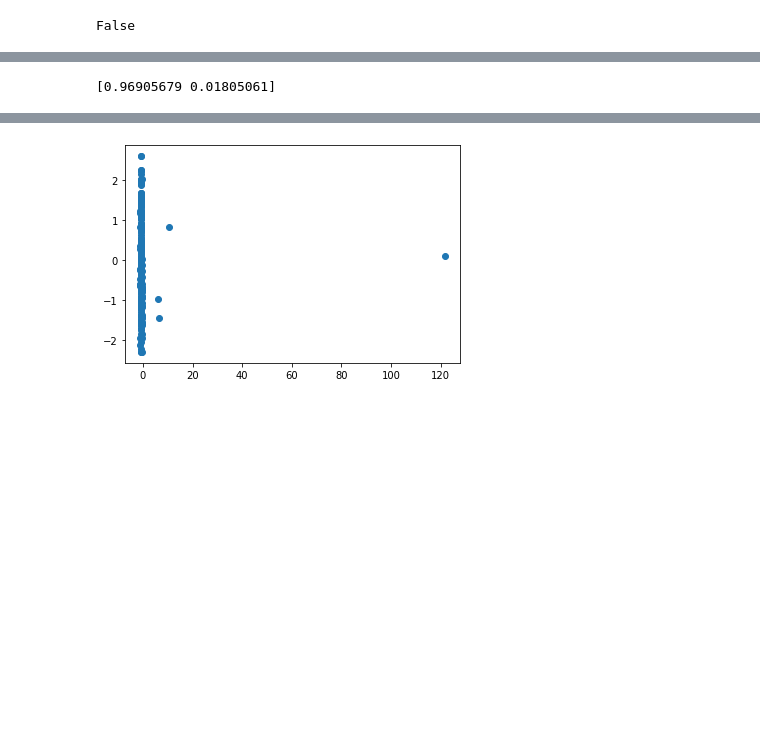
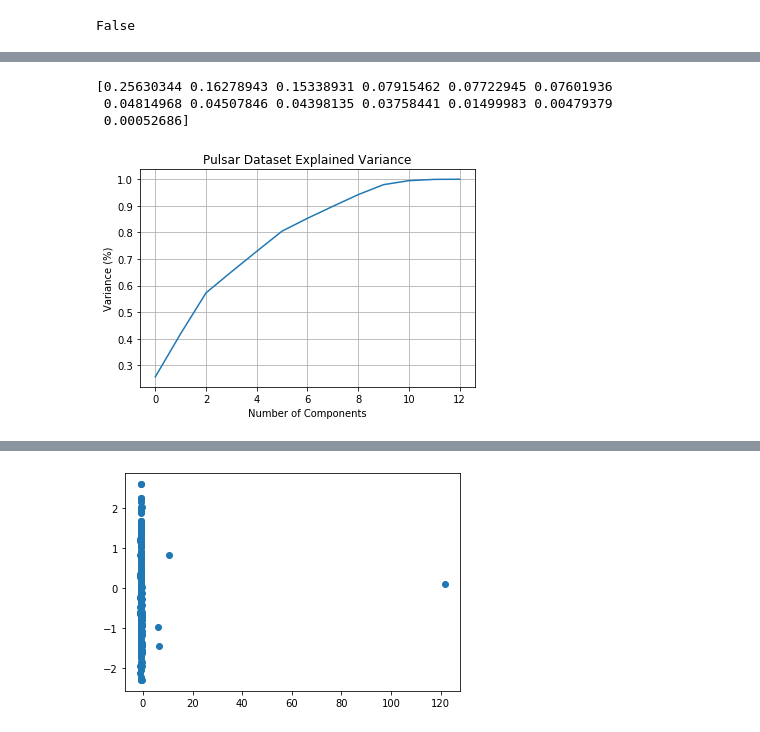
Before and after one commit to pedromlsreis/paranormal_distributions, a Jupyter notebook: explore_nb.ipynb, the cells around one changed output, grey strips where cells are left out. Drawn from its saved outputs; the diff is of its cells as text; code cells hidden in the pictures; blank space fills up the shorter version.

```diff
--- a/explore_nb.ipynb
+++ b/explore_nb.ipynb
@@ -69,3 +116,27 @@ df[:] = StandardScaler().fit_transform(df[:])
 
 x = df[df.columns.difference(categorical_cols + premiums_cols)].values # excluding categorical columns
 x = x[:200] # slice array for faster cluster testing
+# %%
+#importing PCA
+from sklearn.decomposition import PCA
+
+
+#Fitting the PCA algorithm with our Data
+pca = PCA().fit(df)
+
+print(pca.explained_variance_ratio_)
+
+
+#Plotting the Cumulative Summation of the Explained Variance
+plt.figure()
+plt.plot(np.cumsum(pca.explained_variance_ratio_))
+plt.xlabel('Number of Components')
+plt.ylabel('Variance (%)') #for each component
+plt.title('Pulsar Dataset Explained Variance')
+plt.grid()
+plt.show()
+# %% [output]
+[0.25630344 0.16278943 0.15338931 0.07915462 0.07722945 0.07601936
+ 0.04814968 0.04507846 0.04398135 0.03758441 0.01499983 0.00479379
+ 0.00052686]
+[figure, added]
@@ -72,11 +146,9 @@ x = x[:200] # slice array for faster cluster testing
 # %%
-from sklearn.decomposition import PCA
+pca = PCA(n_components=9)
+principalComponents = pca.fit_transform(df)
 
-pca = PCA(n_components=2)
-principalComponents = pca.fit_transform(x)
-
-principalDf = pd.DataFrame(data = principalComponents, columns = ['principal component 1', 'principal component 2'])
-
-print(pca.explained_variance_ratio_)
+principalDf = pd.DataFrame(data = principalComponents, columns = ['principal component 1', 'principal component 2',
+                                                                 'principal component 3','principal component 4',
+                                                                 'principal component 5','principal component 6',
+                                                                 'principal component 7','principal component 8',
+                                                                 'principal component 9'])
-# %% [output]
-[0.96905679 0.01805061]
```
Also changed, not shown: parts of 14 cells of this notebook, 1 other file.
